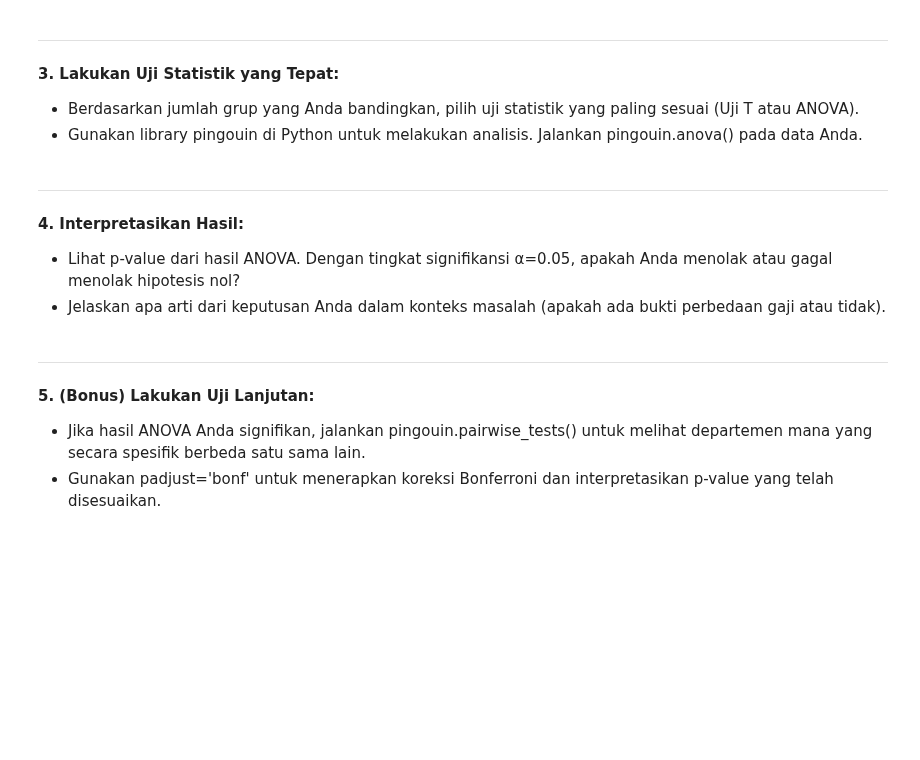
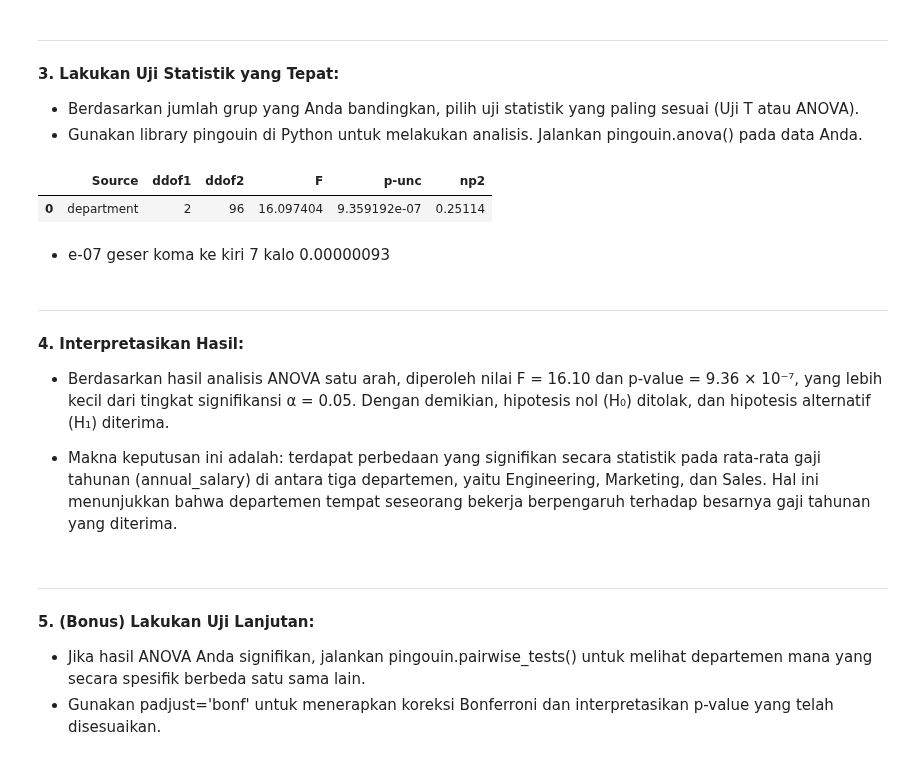
Before and after one commit to Aris0506/Python-Data-Analysis-Project-learning-journey, a Jupyter notebook: 008Hypothesis Testing in Python/2Two-Sample and ANOVA Tests/Analisis_data_gaji_karyawan.ipynb, the cells around one changed output. Saved outputs shown, nothing was run; the diff lists cells and outputs as text; code cells hidden in the pictures; blank space fills up the shorter version.

Commit message:
lanjutan analisis of variance ANOVA

```diff
--- a/008Hypothesis Testing in Python/2Two-Sample and ANOVA Tests/Analisis_data_gaji_karyawan.ipynb
+++ b/008Hypothesis Testing in Python/2Two-Sample and ANOVA Tests/Analisis_data_gaji_karyawan.ipynb
@@ -57,11 +60,26 @@ plt.show()
 **3. Lakukan Uji Statistik yang Tepat:**
 - Berdasarkan jumlah grup yang Anda bandingkan, pilih uji statistik yang paling sesuai (Uji T atau ANOVA).
 - Gunakan library pingouin di Python untuk melakukan analisis. Jalankan pingouin.anova() pada data Anda.
+# %%
+alpha = 0.05
+
+pg.anova(data=salary_df,
+         dv="annual_salary",
+         between="department")
+# %% [output]
+|  | Source | ddof1 | ddof2 | F | p-unc | np2 |
+| 0 | department | 2 | 96 | 16.097404 | 9.359192e-07 | 0.25114 |
+# %% [markdown]
+- e-07 geser koma ke kiri 7 kalo 0.00000093
 # %% [markdown]
 ---
 **4. Interpretasikan Hasil:**
-- Lihat p-value dari hasil ANOVA. Dengan tingkat signifikansi α=0.05, apakah Anda menolak atau gagal menolak hipotesis nol?
-- Jelaskan apa arti dari keputusan Anda dalam konteks masalah (apakah ada bukti perbedaan gaji atau tidak).
+
+- Berdasarkan hasil analisis ANOVA satu arah, diperoleh nilai F = 16.10 dan p-value = 9.36 × 10⁻⁷, yang lebih kecil dari tingkat signifikansi α = 0.05.
+Dengan demikian, hipotesis nol (H₀) ditolak, dan hipotesis alternatif (H₁) diterima.
+
+- Makna keputusan ini adalah: terdapat perbedaan yang signifikan secara statistik pada rata-rata gaji tahunan (annual_salary) di antara tiga departemen, yaitu Engineering, Marketing, dan Sales.
+Hal ini menunjukkan bahwa departemen tempat seseorang bekerja berpengaruh terhadap besarnya gaji tahunan yang diterima.
 # %% [markdown]
 ---
 
```
Also changed, not shown: parts of 1 cell of this notebook.
